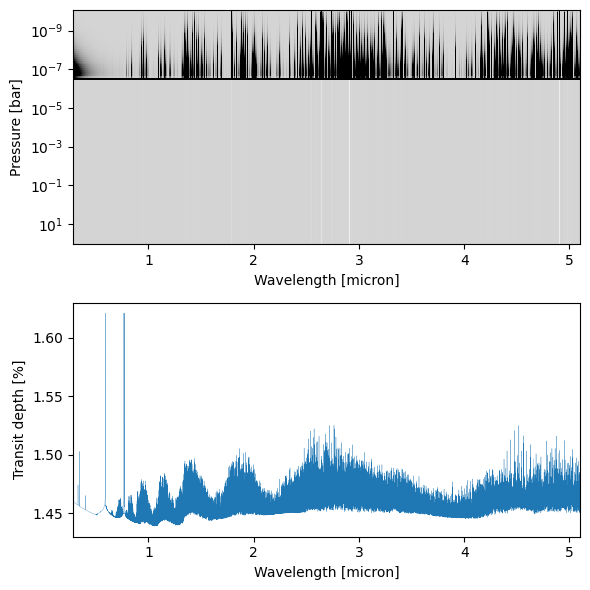
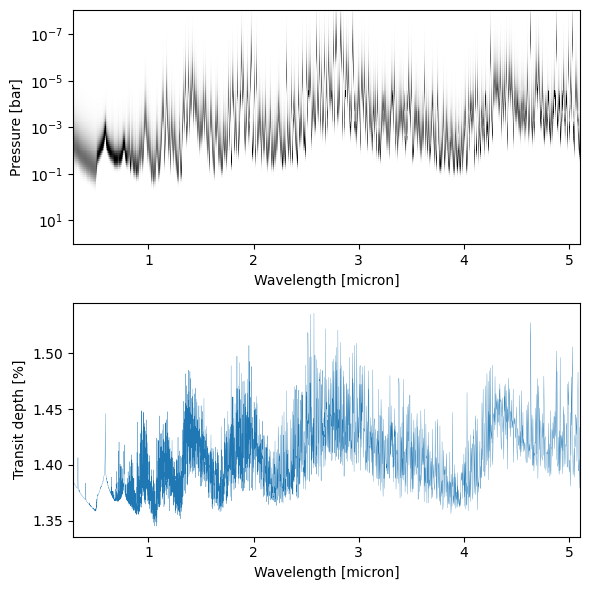
The change to this notebook cell's code, shown as a diff; its figure went from the first image to the second:
--- before
+++ after
@@ -17,3 +17,3 @@
 
 fig.tight_layout()
-fig.savefig('contribution_function.png', dpi=100)
+# fig.savefig('contribution_function.png', dpi=100)

Commit: modified:   __pycache__/lcr_atm.cpython-312.pyc 	modified:   config/HD209458b_benchmark-pix.toml 	modified:   config/HD209458b_joint.toml 	new file:   config/HD209458b_joint_flatmass.toml 	new file:   corner_plot-comb.pdf 	modified:   lcr_atm.py 	modified:   lcr_exec_mcmc.py 	deleted:    output-pix.